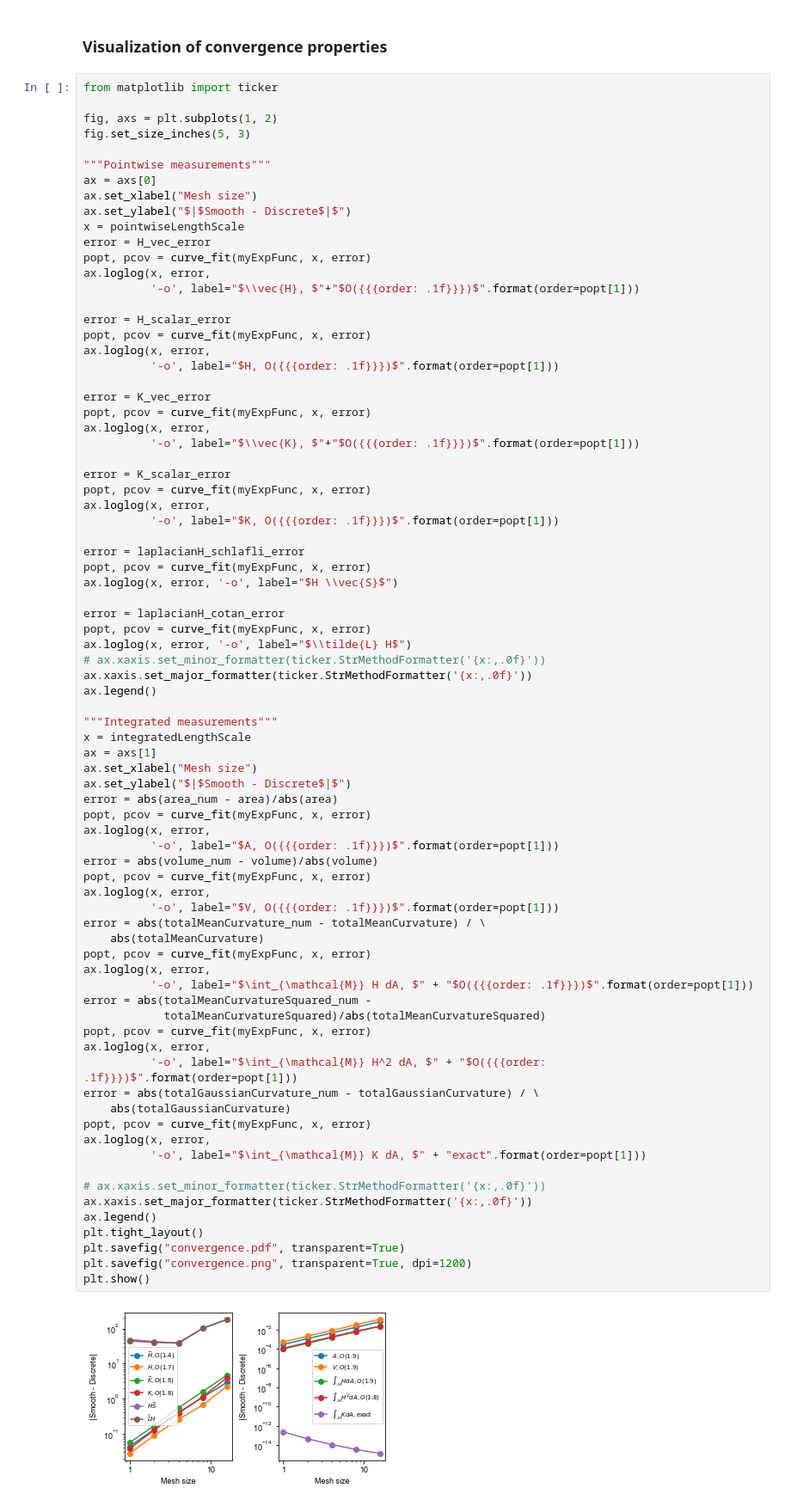
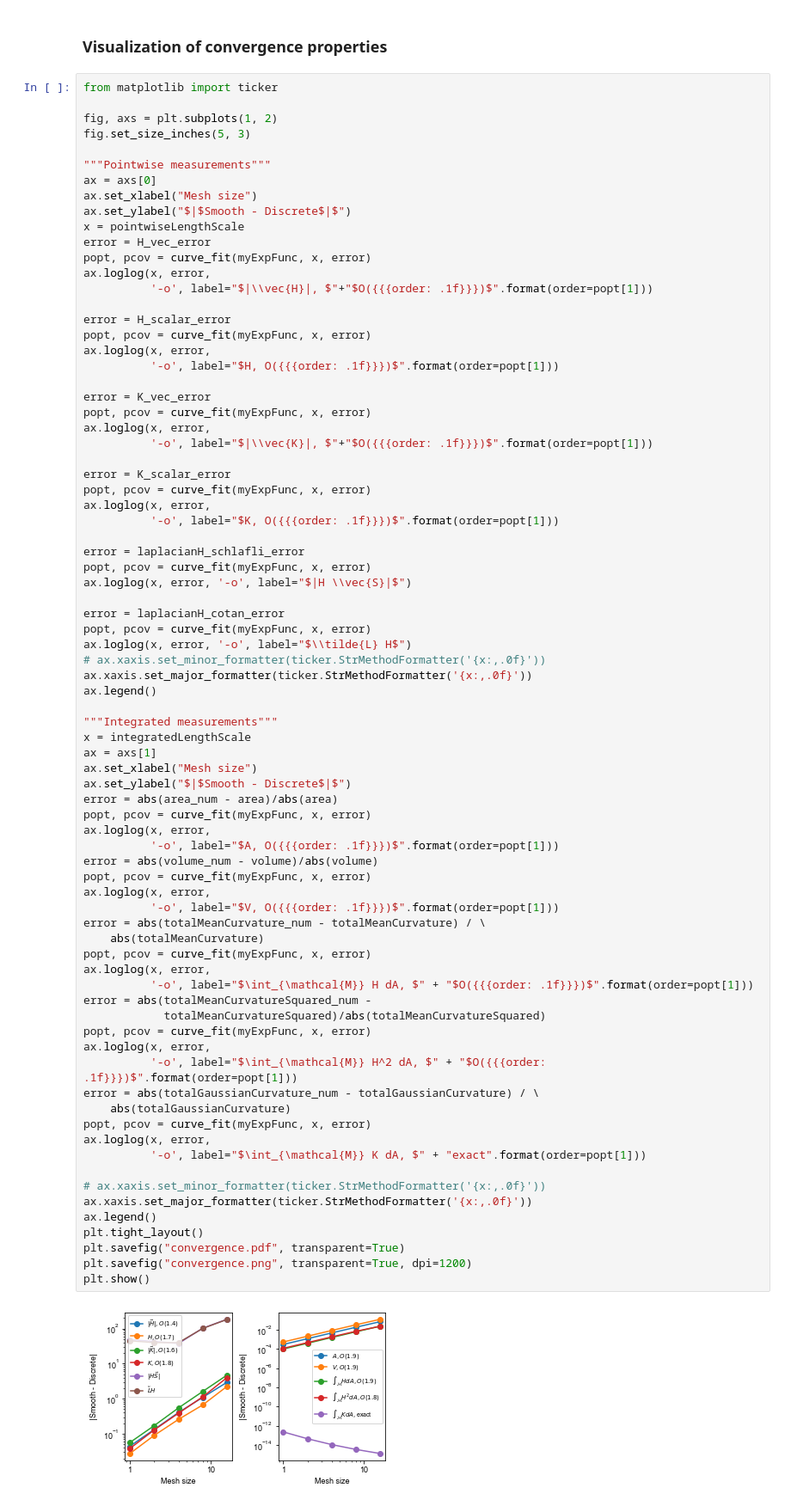
Before and after one commit to RangamaniLabUCSD/2020-Mem3DG-Applications, a Jupyter notebook: run/validation/spatial_convergence/homo/ellipse/ellipse.ipynb, the cells around one changed output. Shown at 86% size. Cells and saved outputs as stored; diff of their text form.

Commit message:
add norm to legend

```diff
--- a/run/validation/spatial_convergence/homo/ellipse/ellipse.ipynb
+++ b/run/validation/spatial_convergence/homo/ellipse/ellipse.ipynb
@@ -701,7 +701,7 @@ x = pointwiseLengthScale
 error = H_vec_error
 popt, pcov = curve_fit(myExpFunc, x, error)
 ax.loglog(x, error,
-          '-o', label="$\\vec{H}, $"+"$O({{{order: .1f}}})$".format(order=popt[1]))
+          '-o', label="$|\\vec{H}|, $"+"$O({{{order: .1f}}})$".format(order=popt[1]))
 
 error = H_scalar_error
 popt, pcov = curve_fit(myExpFunc, x, error)
@@ -711,7 +711,7 @@ ax.loglog(x, error,
 error = K_vec_error
 popt, pcov = curve_fit(myExpFunc, x, error)
 ax.loglog(x, error,
-          '-o', label="$\\vec{K}, $"+"$O({{{order: .1f}}})$".format(order=popt[1]))
+          '-o', label="$|\\vec{K}|, $"+"$O({{{order: .1f}}})$".format(order=popt[1]))
 
 error = K_scalar_error
 popt, pcov = curve_fit(myExpFunc, x, error)
@@ -720,7 +720,7 @@ ax.loglog(x, error,
 
 error = laplacianH_schlafli_error
 popt, pcov = curve_fit(myExpFunc, x, error)
-ax.loglog(x, error, '-o', label="$H \\vec{S}$")
+ax.loglog(x, error, '-o', label="$|H \\vec{S}|$")
 
 error = laplacianH_cotan_error
 popt, pcov = curve_fit(myExpFunc, x, error)
@@ -739,31 +739,31 @@ popt, pcov = curve_fit(myExpFunc, x, error)
 ax.loglog(x, error,
           '-o', label="$A, O({{{order: .1f}}})$".format(order=popt[1]))
 error = abs(volume_num - volume)/abs(volume)
 popt, pcov = curve_fit(myExpFunc, x, error)
 ax.loglog(x, error,
           '-o', label="$V, O({{{order: .1f}}})$".format(order=popt[1]))
 error = abs(totalMeanCurvature_num - totalMeanCurvature) / \
     abs(totalMeanCurvature)
 popt, pcov = curve_fit(myExpFunc, x, error)
 ax.loglog(x, error,
           '-o', label="$\int_{\mathcal{M}} H dA, $" + "$O({{{order: .1f}}})$".format(order=popt[1]))
 error = abs(totalMeanCurvatureSquared_num -
             totalMeanCurvatureSquared)/abs(totalMeanCurvatureSquared)
 popt, pcov = curve_fit(myExpFunc, x, error)
 ax.loglog(x, error,
           '-o', label="$\int_{\mathcal{M}} H^2 dA, $" + "$O({{{order: .1f}}})$".format(order=popt[1]))
 error = abs(totalGaussianCurvature_num - totalGaussianCurvature) / \
     abs(totalGaussianCurvature)
 popt, pcov = curve_fit(myExpFunc, x, error)
 ax.loglog(x, error,
           '-o', label="$\int_{\mathcal{M}} K dA, $" + "exact".format(order=popt[1]))
 
 # ax.xaxis.set_minor_formatter(ticker.StrMethodFormatter('{x:,.0f}'))
 ax.xaxis.set_major_formatter(ticker.StrMethodFormatter('{x:,.0f}'))
 ax.legend()
 plt.tight_layout()
 plt.savefig("convergence.pdf", transparent=True)
 plt.savefig("convergence.png", transparent=True, dpi=1200)
 plt.show()
 # %% [output]
-[figure, old version]
+[figure, new version]
```
Also changed, not shown: parts of 3 cells of this notebook, 8 other files.
